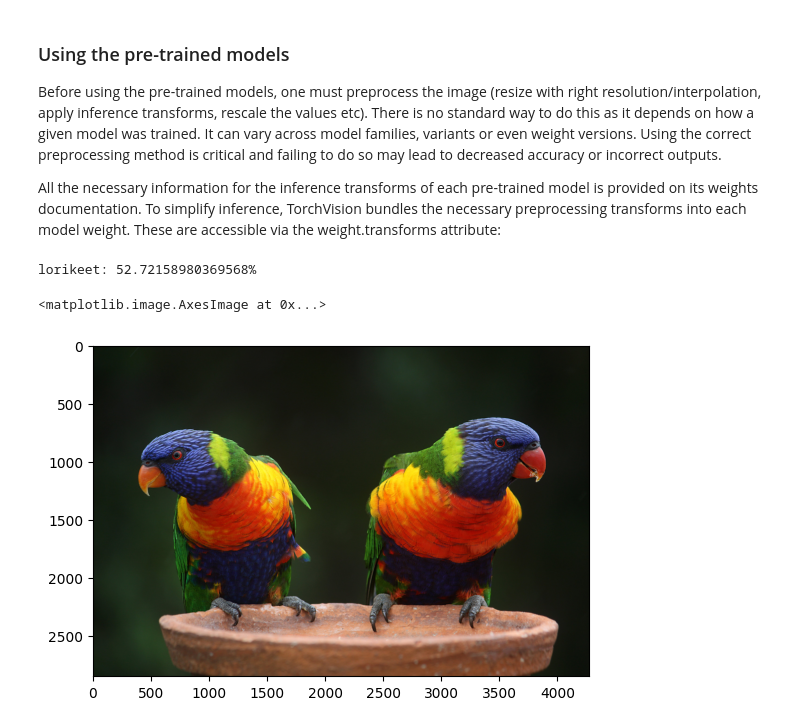
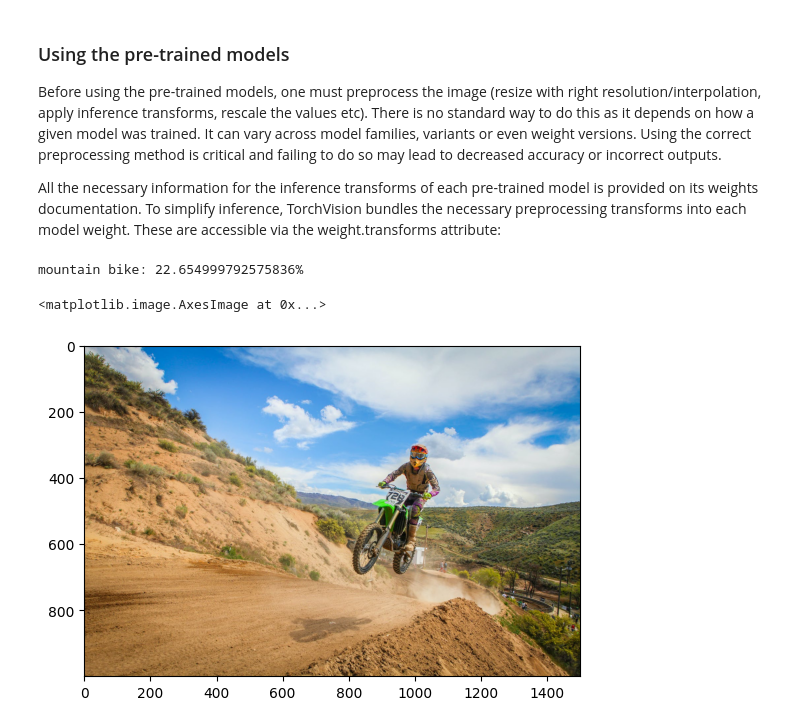
Before and after one commit to omarnust/ComputerVision, a Jupyter notebook: 12-pretrainedModels.ipynb, the cells around one changed output. Drawn from its saved outputs; the diff is of its cells as text; code cells hidden in the pictures.

```diff
--- a/12-pretrainedModels.ipynb
+++ b/12-pretrainedModels.ipynb
@@ -19,6 +46,9 @@ dir(models)
 resnet = models.resnet50(weights=models.ResNet50_Weights.DEFAULT)
 
 resnet.eval() # we will be using the model for evaluation not training. This step is important as some models have different behaviour at traing and eval time
+# %%
+weights=models.ResNet50_Weights.DEFAULT
+weights.meta["categories"]
 # %% [markdown]
 ### Using the pre-trained models
 Before using the pre-trained models, one must preprocess the image (resize with right resolution/interpolation, apply inference transforms, rescale the values etc). There is no standard way to do this as it depends on how a given model was trained. It can vary across model families, variants or even weight versions. Using the correct preprocessing method is critical and failing to do so may lead to decreased accuracy or incorrect outputs.
@@ -27,30 +57,30 @@ All the necessary information for the inference transforms of each pre-trained m
 # %%
 # Initialize the Transforms (preprocessing)
 preprocess = models.ResNet50_Weights.DEFAULT.transforms()
 
 # Read image using Pytorch read_image
-img = read_image('./data/images/parrots.jpg')
+img = read_image('./data/images/motorbike.jpeg')
 
 ### or get the image from internet using the following:
 #from PIL import Image
 #import requests
 #img = Image.open(requests.get('http://farm8.staticflickr.com/7090/7399887950_8845d3e6e4_z.jpg', stream=True).raw)
 
 
 # Apply the preprocessing to the input image. Preprocess accepts Pytorch tensor or PIL image
 batch = preprocess(img).unsqueeze(0) # unsqueeze will reshape the tensor to the correct shape
 
 # Apply the model to the image
 prediction = resnet(batch).squeeze(0).softmax(0)
 class_id = prediction.argmax().item()
 score = prediction[class_id].item()
 category_name = weights.meta["categories"][class_id]
 print(f"{category_name}: {100 * score}%")
 
 # Display the image
 plt.imshow(transforms.ToPILImage()(img))
 #plt.imshow(img) #if the img is already a PIL image
 # %% [output]
-lorikeet: 52.72158980369568%
+mountain bike: 22.654999792575836%
 <matplotlib.image.AxesImage at 0x...>
-[figure, old version]
+[figure, new version]
```
Also changed, not shown: parts of 13 cells of this notebook, 1 other file.
